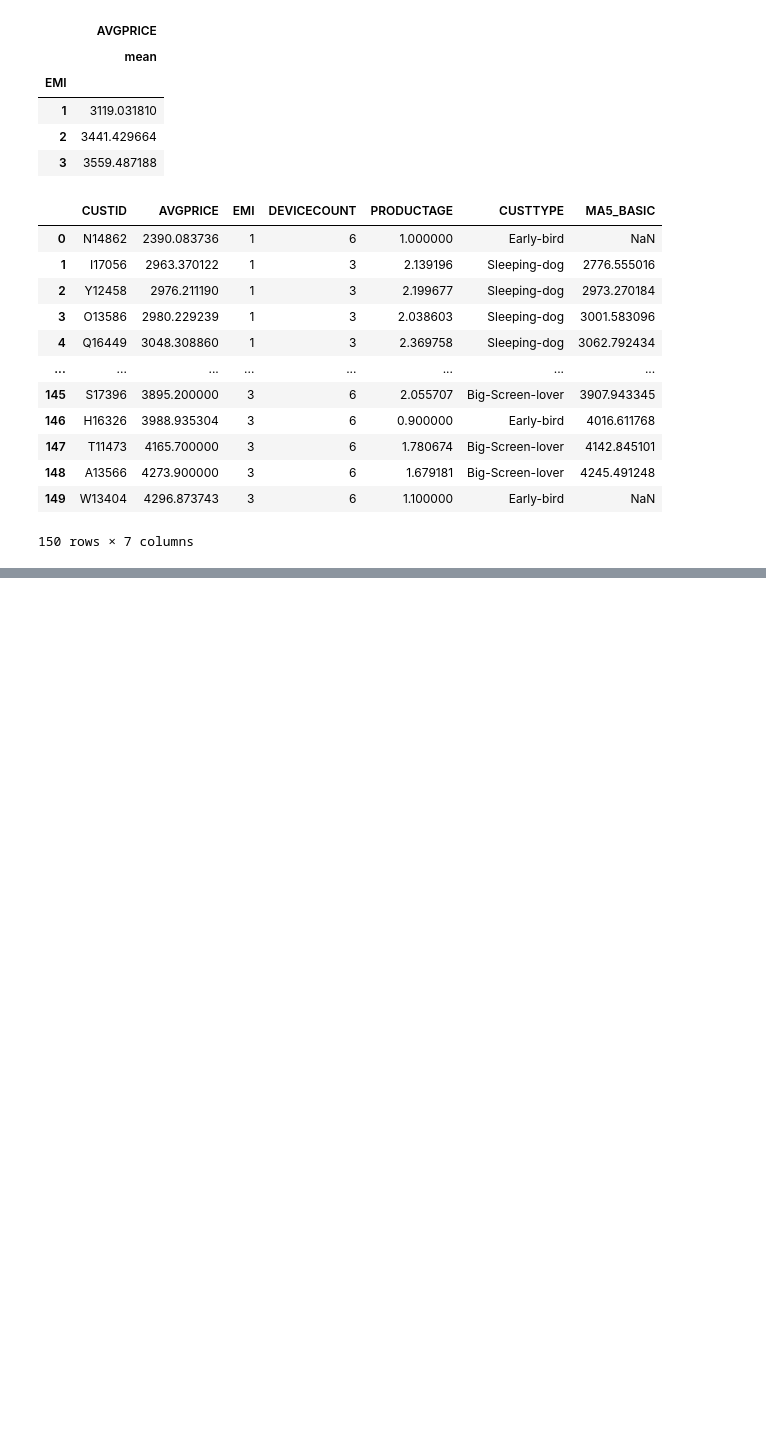
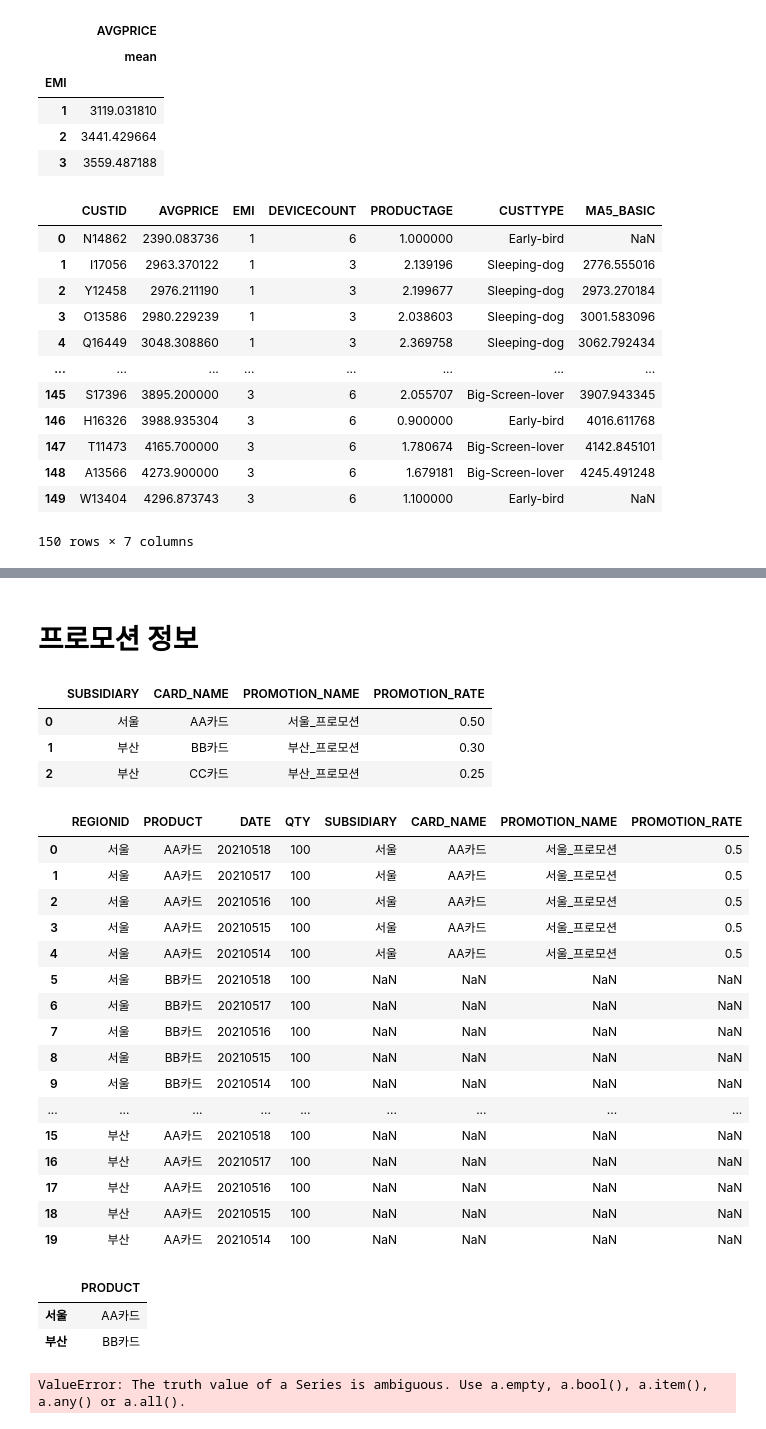
Before and after one commit to HongDonkey/Python, a Jupyter notebook: Session05/DataFramePrac.ipynb, the cells around one changed output, grey strips where cells are left out. Cells and saved outputs as stored; diff of their text form; code cells hidden in the pictures; blank space fills up the shorter version.

```diff
--- a/Session05/DataFramePrac.ipynb
+++ b/Session05/DataFramePrac.ipynb
@@ -566,0 +680,2 @@ csData.drop_duplicates(['CUSTTYPE']) # CUSTTYPE을 기준으로 중복제거
+# %%
+data4.PRODUCT = "AA카드"
@@ -566,0 +691,3 @@ csData.drop_duplicates(['CUSTTYPE']) # CUSTTYPE을 기준으로 중복제거
+# %%
+mergedData = data1.append(data2).append(data3).append(data4)
+mergedData
@@ -566,0 +712,52 @@ csData.drop_duplicates(['CUSTTYPE']) # CUSTTYPE을 기준으로 중복제거
+# %% [markdown]
+# 프로모션 정보
+# %%
+promotionColumns = ["SUBSIDIARY","CARD_NAME","PROMOTION_NAME","PROMOTION_RATE"]
+# %%
+promotionData = pd.DataFrame([
+    ["서울","AA카드","서울_프로모션",0.5],
+    ["부산","BB카드","부산_프로모션",0.3],
+    ["부산","CC카드","부산_프로모션",0.25],
+
+],columns = promotionColumns)
+# %%
+promotionData
+# %% [output]
+|  | SUBSIDIARY | CARD_NAME | PROMOTION_NAME | PROMOTION_RATE |
+| 0 | 서울 | AA카드 | 서울_프로모션 | 0.50 |
+| 1 | 부산 | BB카드 | 부산_프로모션 | 0.30 |
+| 2 | 부산 | CC카드 | 부산_프로모션 | 0.25 |
+# %%
+unionData=pd.merge(left = mergedData, right = promotionData,
+                   left_on = ['REGIONID', 'PRODUCT'], right_on = ['SUBSIDIARY', 'CARD_NAME'], how = 'left')
+unionData
+# %% [output]
+|  | REGIONID | PRODUCT | DATE | QTY | SUBSIDIARY | CARD_NAME | PROMOTION_NAME | PROMOTION_RATE |
+| 0 | 서울 | AA카드 | 20210518 | 100 | 서울 | AA카드 | 서울_프로모션 | 0.5 |
+| 1 | 서울 | AA카드 | 20210517 | 100 | 서울 | AA카드 | 서울_프로모션 | 0.5 |
+| 2 | 서울 | AA카드 | 20210516 | 100 | 서울 | AA카드 | 서울_프로모션 | 0.5 |
+| 3 | 서울 | AA카드 | 20210515 | 100 | 서울 | AA카드 | 서울_프로모션 | 0.5 |
+| 4 | 서울 | AA카드 | 20210514 | 100 | 서울 | AA카드 | 서울_프로모션 | 0.5 |
+| 5 | 서울 | BB카드 | 20210518 | 100 | NaN | NaN | NaN | NaN |
+| 6 | 서울 | BB카드 | 20210517 | 100 | NaN | NaN | NaN | NaN |
+| 7 | 서울 | BB카드 | 20210516 | 100 | NaN | NaN | NaN | NaN |
+| 8 | 서울 | BB카드 | 20210515 | 100 | NaN | NaN | NaN | NaN |
+| 9 | 서울 | BB카드 | 20210514 | 100 | NaN | NaN | NaN | NaN |
+| ... | ... | ... | ... | ... | ... | ... | ... | ... |
+| 15 | 부산 | AA카드 | 20210518 | 100 | NaN | NaN | NaN | NaN |
+| 16 | 부산 | AA카드 | 20210517 | 100 | NaN | NaN | NaN | NaN |
+| 17 | 부산 | AA카드 | 20210516 | 100 | NaN | NaN | NaN | NaN |
+| 18 | 부산 | AA카드 | 20210515 | 100 | NaN | NaN | NaN | NaN |
+| 19 | 부산 | AA카드 | 20210514 | 100 | NaN | NaN | NaN | NaN |
+# %%
+pd.DataFrame({'PRODUCT':['AA카드','BB카드']}, index = ['서울', '부산'])
+# %% [output]
+|  | PRODUCT |
+| 서울 | AA카드 |
+| 부산 | BB카드 |
+# %%
+for i in range(0,len(unionData)):
+    if(unionData.PRODUCT != unionData.CARD_NAME):
+        unionData.drop()
+# %% [output]
+ValueError: The truth value of a Series is ambiguous. Use a.empty, a.bool(), a.item(), a.any() or a.all().
```
Also changed, not shown: parts of 31 cells of this notebook, 2 other files.
